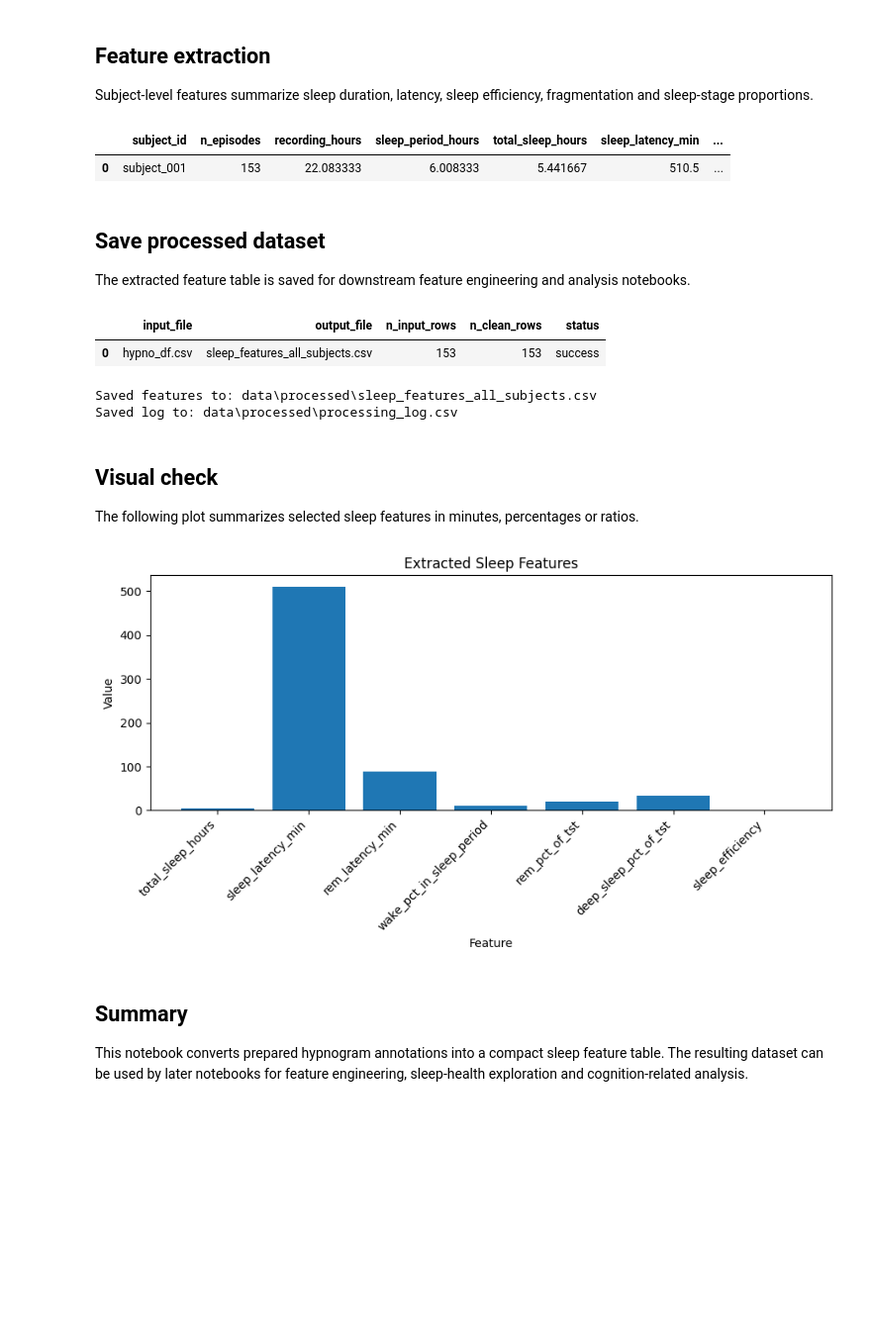
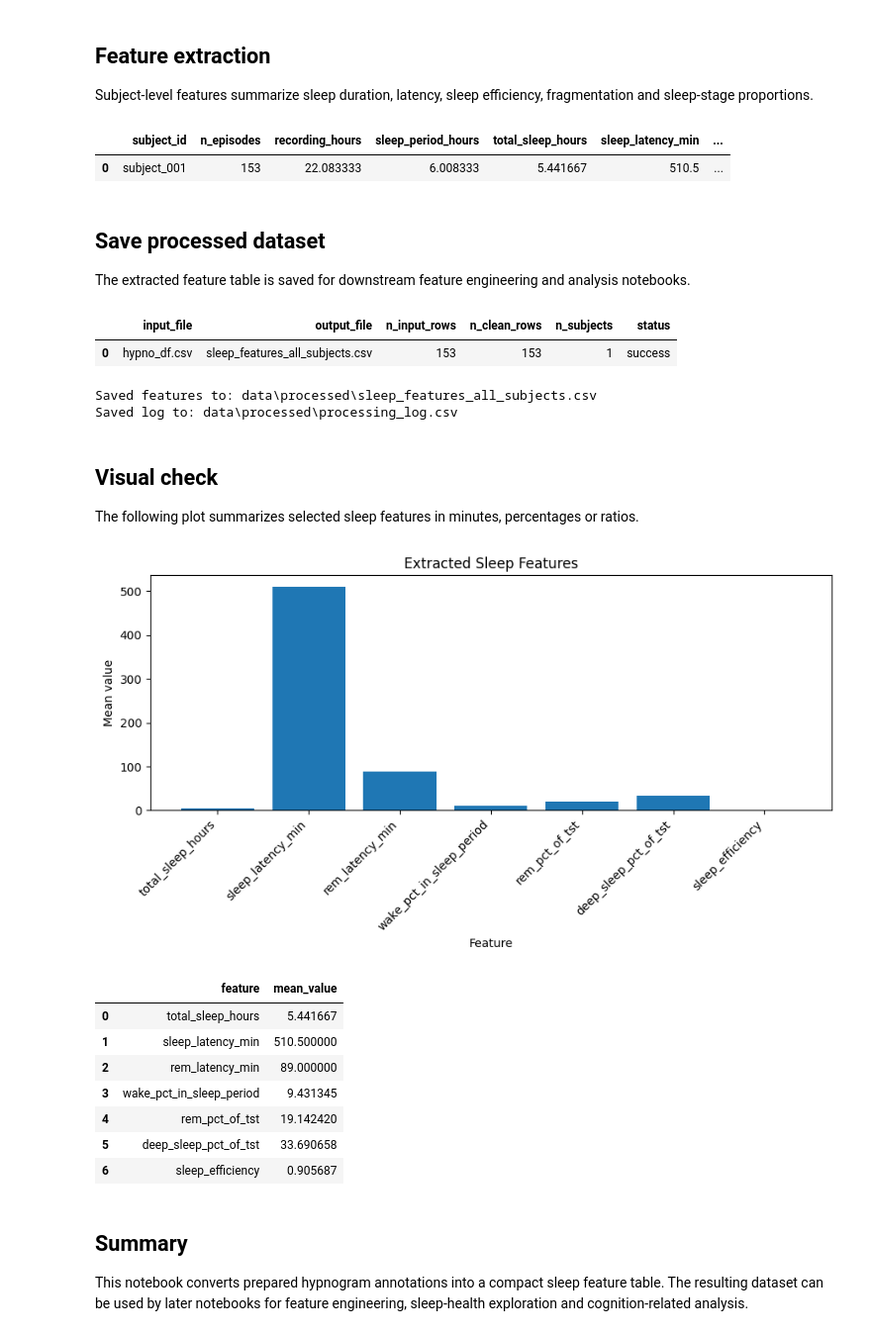
Before and after one commit to kva99kva-eng/Sleep, a Jupyter notebook: notebooks/02_sleep_edf_build_dataset.ipynb, the cells around one changed output. Shown at 99% size. Cells and saved outputs as stored; diff of their text form; code cells hidden in the pictures; blank space fills up the shorter version.

Commit message:
Clean Sleep-EDF notebooks

```diff
--- a/notebooks/02_sleep_edf_build_dataset.ipynb
+++ b/notebooks/02_sleep_edf_build_dataset.ipynb
@@ -205,7 +221,8 @@ def extract_sleep_features(df: pd.DataFrame, subject_id: str) -> dict:
     sleep_period_time_sec = sleep_period_df["duration"].sum()
 
     wake_in_sleep_period_sec = sleep_period_df.loc[
-        sleep_period_df["description"] == "Sleep stage W", "duration"
+        sleep_period_df["description"] == "Sleep stage W",
+        "duration",
     ].sum()
 
     total_sleep_time_sec = sleep_period_time_sec - wake_in_sleep_period_sec
@@ -248,16 +265,33 @@ def extract_sleep_features(df: pd.DataFrame, subject_id: str) -> dict:
     }
 
     return features
-# %%
-subject_id = "subject_001"
-
-features = extract_sleep_features(hypno_df, subject_id=subject_id)
-features_df = pd.DataFrame([features])
-
-display(features_df)
-# %% [output]
-|  | subject_id | n_episodes | recording_hours | sleep_period_hours | total_sleep_hours | sleep_latency_min | ... |
-| 0 | subject_001 | 153 | 22.083333 | 6.008333 | 5.441667 | 510.5 | ... |
+# %%
+subject_column = next(
+    (col for col in ["subject_id", "participant_id"] if col in clean_df.columns),
+    None,
+)
+
+if subject_column is None:
+    features_df = pd.DataFrame([
+        extract_sleep_features(clean_df, subject_id="subject_001")
+    ])
+else:
+    feature_rows = []
+
+    for subject_id, subject_df in clean_df.groupby(subject_column):
+        feature_rows.append(
+            extract_sleep_features(
+                subject_df.drop(columns=[subject_column]),
+                subject_id=str(subject_id),
+            )
+        )
+
+    features_df = pd.DataFrame(feature_rows)
+
+display(features_df)
+# %% [output]
+|  | subject_id | n_episodes | recording_hours | sleep_period_hours | total_sleep_hours | sleep_latency_min | ... |
+| 0 | subject_001 | 153 | 22.083333 | 6.008333 | 5.441667 | 510.5 | ... |
 # %% [markdown]
 ## Save processed dataset
 
@@ -270,6 +304,7 @@ processing_log = pd.DataFrame([{
     "output_file": features_path.name,
     "n_input_rows": len(hypno_df),
     "n_clean_rows": len(clean_df),
+    "n_subjects": len(features_df),
     "status": "success",
 }])
 
@@ -279,8 +314,8 @@ display(processing_log)
 print(f"Saved features to: {features_path.relative_to(PROJECT_ROOT)}")
 print(f"Saved log to: {log_path.relative_to(PROJECT_ROOT)}")
 # %% [output]
-|  | input_file | output_file | n_input_rows | n_clean_rows | status |
-| 0 | hypno_df.csv | sleep_features_all_subjects.csv | 153 | 153 | success |
+|  | input_file | output_file | n_input_rows | n_clean_rows | n_subjects | status |
+| 0 | hypno_df.csv | sleep_features_all_subjects.csv | 153 | 153 | 1 | success |
 Saved features to: data\processed\sleep_features_all_subjects.csv
 Saved log to: data\processed\processing_log.csv
 # %% [markdown]
@@ -290,31 +325,48 @@ The following plot summarizes selected sleep features in minutes, percentages or
 # %%
 selected_features = [
     "total_sleep_hours",
     "sleep_latency_min",
     "rem_latency_min",
     "wake_pct_in_sleep_period",
     "rem_pct_of_tst",
     "deep_sleep_pct_of_tst",
     "sleep_efficiency",
 ]
 
-plot_df = features_df[selected_features].T.reset_index()
-plot_df.columns = ["feature", "value"]
+available_features = [col for col in selected_features if col in features_df.columns]
+
+plot_df = (
+    features_df[available_features]
+    .mean(numeric_only=True)
+    .reset_index()
+)
+
+plot_df.columns = ["feature", "mean_value"]
 
 plt.figure(figsize=(9, 5))
-plt.bar(plot_df["feature"], plot_df["value"])
+plt.bar(plot_df["feature"], plot_df["mean_value"])
 plt.xlabel("Feature")
-plt.ylabel("Value")
+plt.ylabel("Mean value")
 plt.title("Extracted Sleep Features")
 plt.xticks(rotation=45, ha="right")
 plt.tight_layout()
 
 plot_path = IMAGES_DIR / "02_extracted_sleep_features.png"
 plt.savefig(plot_path, dpi=150)
 
 plt.show()
+
+display(plot_df)
 # %% [output]
-[figure, old version]
+[figure, new version]
+|  | feature | mean_value |
+| 0 | total_sleep_hours | 5.441667 |
+| 1 | sleep_latency_min | 510.500000 |
+| 2 | rem_latency_min | 89.000000 |
+| 3 | wake_pct_in_sleep_period | 9.431345 |
+| 4 | rem_pct_of_tst | 19.142420 |
+| 5 | deep_sleep_pct_of_tst | 33.690658 |
+| 6 | sleep_efficiency | 0.905687 |
 # %% [markdown]
 ## Summary
 
```
Also changed, not shown: parts of 2 cells of this notebook, 3 other files.
